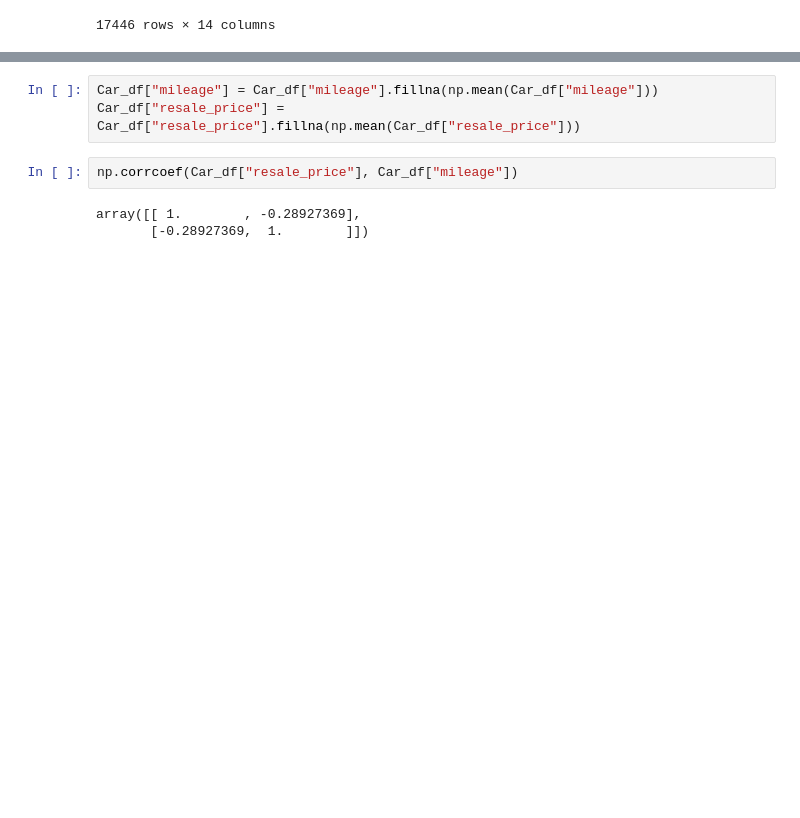
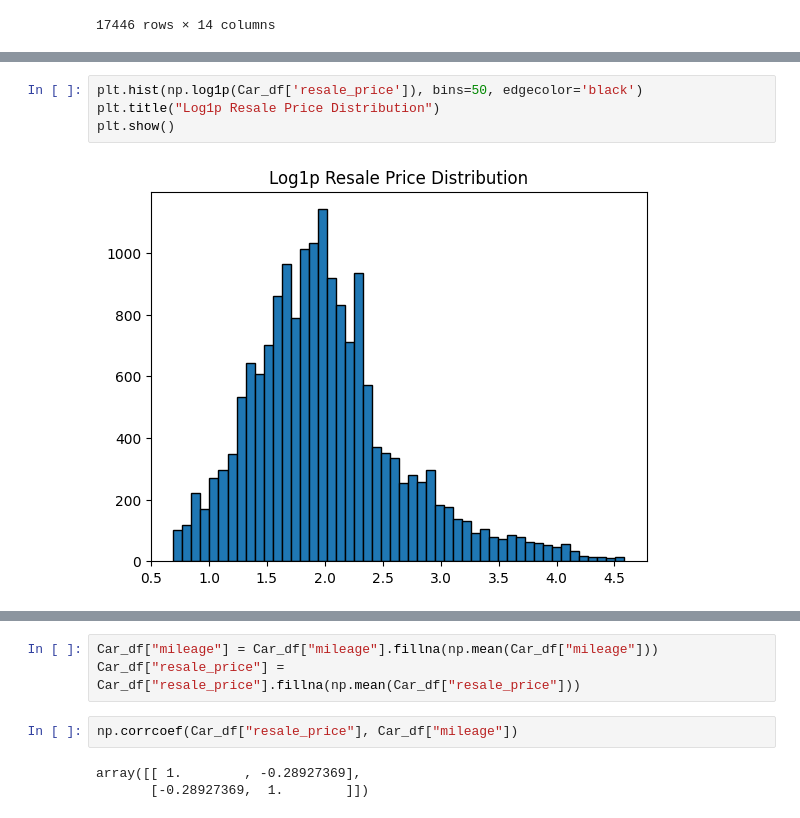
Before and after one commit to NitoBoritto/Car_Sales_Regression_Analysis, a Jupyter notebook: Car_Sales_Regression.ipynb, the cells around one changed output, grey strips where cells are left out. Saved outputs shown, nothing was run; the diff lists cells and outputs as text; blank space fills up the shorter version.

```diff
--- a/Car_Sales_Regression.ipynb
+++ b/Car_Sales_Regression.ipynb
@@ -58,0 +90,6 @@ Car_df
+# %%
+plt.hist(np.log1p(Car_df['resale_price']), bins=50, edgecolor='black')
+plt.title("Log1p Resale Price Distribution")
+plt.show()
+# %% [output]
+[figure, added]
```
Also changed, not shown: parts of 14 cells of this notebook.
